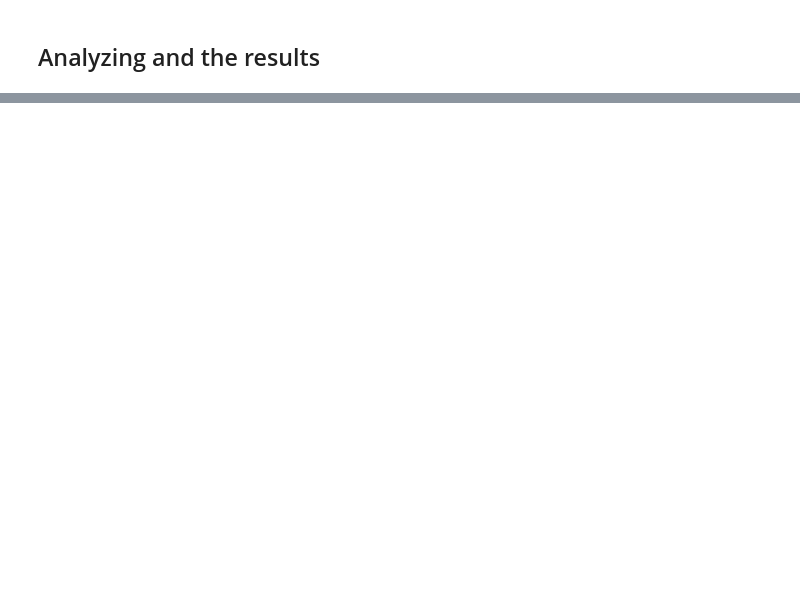
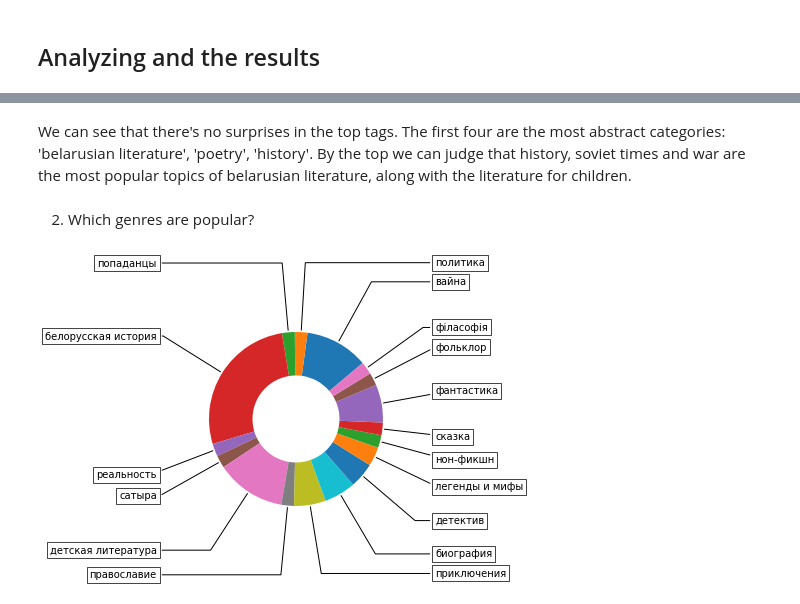
Before and after one commit to elizabethfeden/belorussian-writers, a Jupyter notebook: analyzing.ipynb, the cells around one changed output, grey strips where cells are left out. Saved outputs shown, nothing was run; the diff lists cells and outputs as text; code cells hidden in the pictures; blank space fills up the shorter version.

```diff
--- a/analyzing.ipynb
+++ b/analyzing.ipynb
@@ -175,0 +218,6 @@ Let's finally count something, draw some graphics and all that!
+# %%
+max_ind = np.argpartition(freq, -15)[-15:]
+max_ind = max_ind[np.argsort(freq[max_ind])]
+# %%
+for i in max_ind[::-1]:
+    print(freq[i], df.columns[i])
@@ -175,0 +240,31 @@ Let's finally count something, draw some graphics and all that!
+# %% [markdown]
+We can see that there's no surprises in the top tags. The first four are the most abstract categories: 'belarusian literature', 'poetry', 'history'. By the top we can judge that history, soviet times and war are the most popular topics of belarusian literature, along with the literature for children.
+# %% [markdown]
+2. Which genres are popular?
+# %%
+genres = ['вайна', 'политика', 'попаданцы', 'белорусская история', 'реальность',
+          'сатыра', 'детская литература', 'православие', 'приключения',
+          'биография', 'детектив', 'легенды и мифы', 'нон-фикшн',
+          'сказка', 'фантастика', 'фольклор', 'філасофія']
+# %%
+genres_freq = counts_of_cols(genres)
+# %%
+wedges, texts = plt.pie(genres_freq, wedgeprops=dict(width=0.5), startangle=40)
+
+bbox_props = dict(boxstyle="square,pad=0.3", fc="w", ec="k", lw=0.72)
+kw = dict(arrowprops=dict(arrowstyle="-"),
+          bbox=bbox_props, zorder=0, va="center")
+
+for i, p in enumerate(wedges):
+    ang = (p.theta2 - p.theta1)/2. + p.theta1
+    y = np.sin(np.deg2rad(ang))
+    x = np.cos(np.deg2rad(ang))
+    horizontalalignment = {-1: "right", 1: "left"}[int(np.sign(x))]
+    connectionstyle = "angle,angleA=0,angleB={}".format(ang)
+    kw["arrowprops"].update({"connectionstyle": connectionstyle})
+    plt.annotate(genres[i], xy = (x, y), xytext = (1.6 * np.sign(x), 1.8 * y),
+                horizontalalignment = horizontalalignment, **kw)
+
+plt.show()
+# %% [output]
+[figure, added]
```
Also changed, not shown: parts of 19 cells of this notebook.
